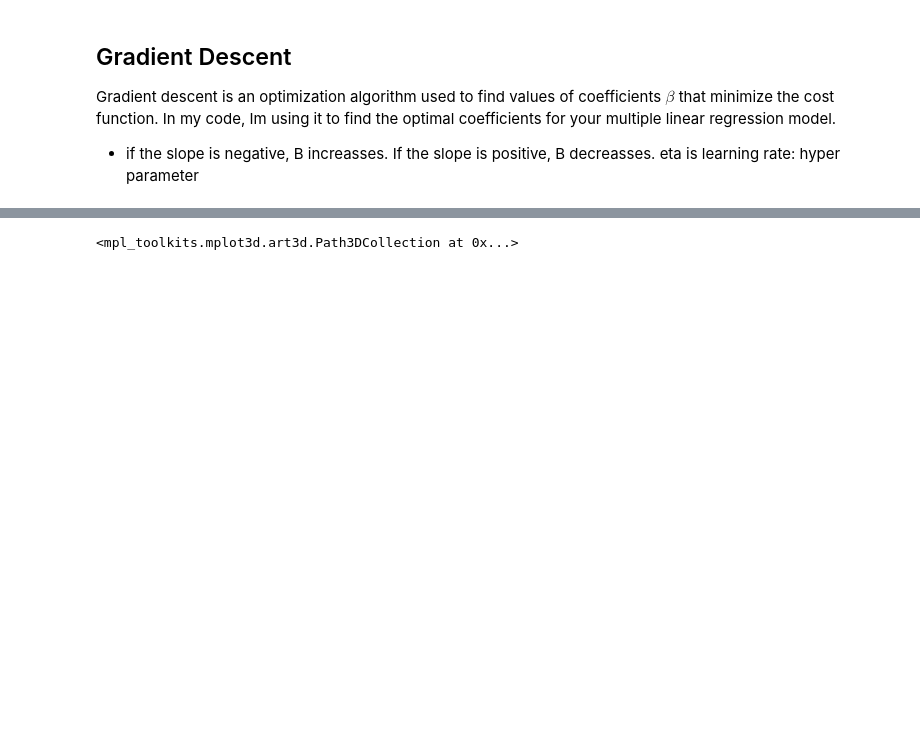
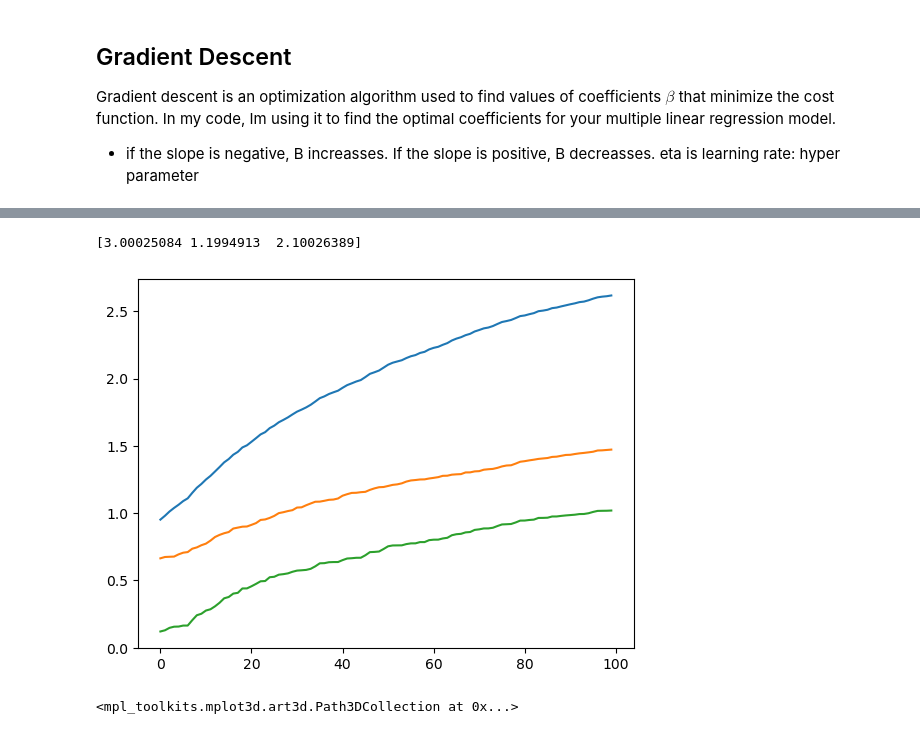
Before and after one commit to Shruti-Karandikar/Mini-Projects, a Jupyter notebook: multiple_linear_regression.ipynb, the cells around one changed output, grey strips where cells are left out. Drawn from its saved outputs; the diff is of its cells as text; code cells hidden in the pictures; blank space fills up the shorter version.

```diff
--- a/multiple_linear_regression.ipynb
+++ b/multiple_linear_regression.ipynb
@@ -51,3 +65,33 @@ print(B)
+# %%
+#stochastic gradient decent
+eta = 0.01
+B = np.random.random(3)
+num_points = 100
+num_iter = 100000
+b0 = []
+b1 = []
+b2= []
+
+for i in range(num_iter):
+    j = i % num_points
+    y_hat = X[j].dot(B)
+    D = y[j] - y_hat
+    grad = X[j].T.dot(D)
+    B = B + eta*grad
+
+    b0.append(B[0])
+    b1.append(B[1])
+    b2.append(B[2])
+print(B)
+# %% [output]
+[3.00025084 1.1994913  2.10026389]
+# %%
+plt.plot(b0[:100])
+plt.plot(b1[:100])
+plt.plot(b2[:100])
+plt.show()
+# %% [output]
+[figure, added]
 # %%
 fig = plt.figure()
 ax = fig.add_subplot(111, projection = '3d')
```
Also changed, not shown: parts of 3 cells of this notebook.
